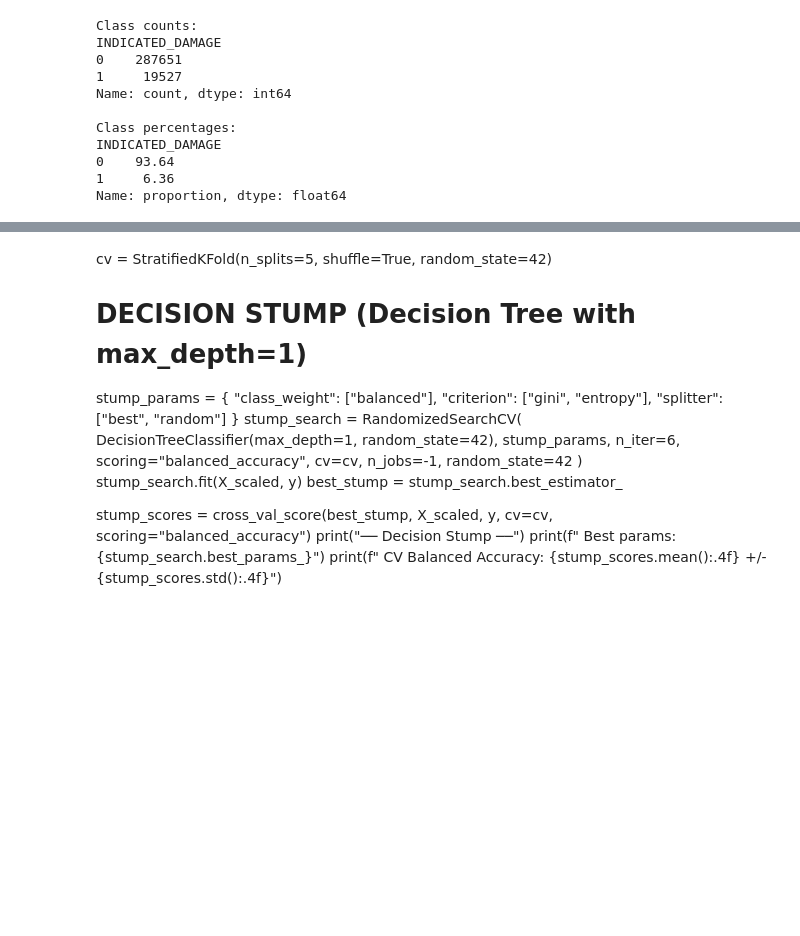
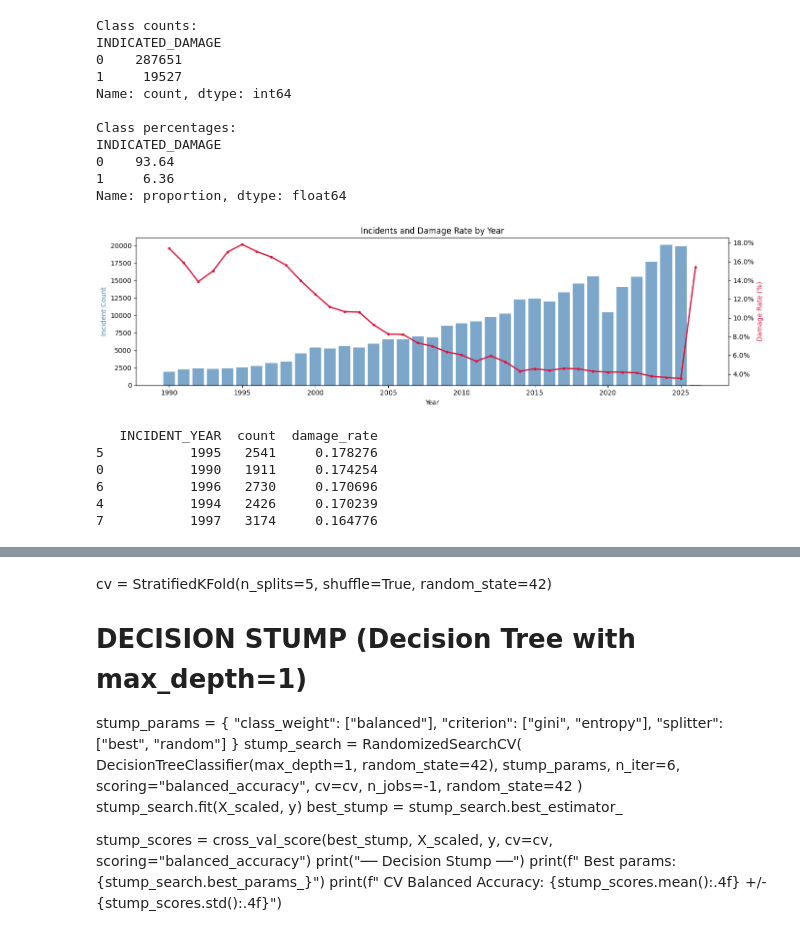
Before and after one commit to TonyHuynhTT/CS363M_ML_Project, a Jupyter notebook: wildlife_strike.ipynb, the cells around one changed output, grey strips where cells are left out. Drawn from its saved outputs; the diff is of its cells as text; code cells hidden in the pictures; blank space fills up the shorter version.

```diff
--- a/wildlife_strike.ipynb
+++ b/wildlife_strike.ipynb
@@ -107,9 +145,0 @@ For example, when doing 'df[col].method(value, inplace=True)', try using 'df.met
-# %%
-# Fill NUM_STRUCK feature with 1 (most common single-bird strike)
-df["NUM_STRUCK"] = pd.to_numeric(df["NUM_STRUCK"], errors="coerce")
-df["NUM_STRUCK"].fillna(1, inplace=True)
-
-# Fill NUM_SEEN feature with median
-df["NUM_SEEN"] = pd.to_numeric(df["NUM_SEEN"], errors="coerce")
-train_medians["NUM_SEEN"] = df["NUM_SEEN"].median()
-df["NUM_SEEN"].fillna(train_medians["NUM_SEEN"], inplace=True)
@@ -184,0 +212,30 @@ Name: proportion, dtype: float64
+# %%
+# Incident count and damage rate by year
+yearly = df.groupby("INCIDENT_YEAR").agg(
+    count=(TARGET, "count"),
+    damage_rate=(TARGET, "mean")
+).reset_index()
+
+fig, ax1 = plt.subplots(figsize=(14, 4))
+ax2 = ax1.twinx()
+
+ax1.bar(yearly["INCIDENT_YEAR"], yearly["count"], color="steelblue", alpha=0.7, label="Incident count")
+ax2.plot(yearly["INCIDENT_YEAR"], yearly["damage_rate"] * 100, color="crimson", linewidth=2, marker="o", markersize=3, label="Damage rate %")
+
+ax1.set_xlabel("Year")
+ax1.set_ylabel("Incident Count", color="steelblue")
+ax2.set_ylabel("Damage Rate (%)", color="crimson")
+ax2.yaxis.set_major_formatter(mticker.FormatStrFormatter("%.1f%%"))
+plt.title("Incidents and Damage Rate by Year")
+fig.tight_layout()
+plt.show()
+
+print(yearly.sort_values("damage_rate", ascending=False).head(5))
+# %% [output]
+[figure, added]
+   INCIDENT_YEAR  count  damage_rate
+5           1995   2541     0.178276
+0           1990   1911     0.174254
+6           1996   2730     0.170696
+4           1994   2426     0.170239
+7           1997   3174     0.164776
```
Also changed, not shown: parts of 37 cells of this notebook.
